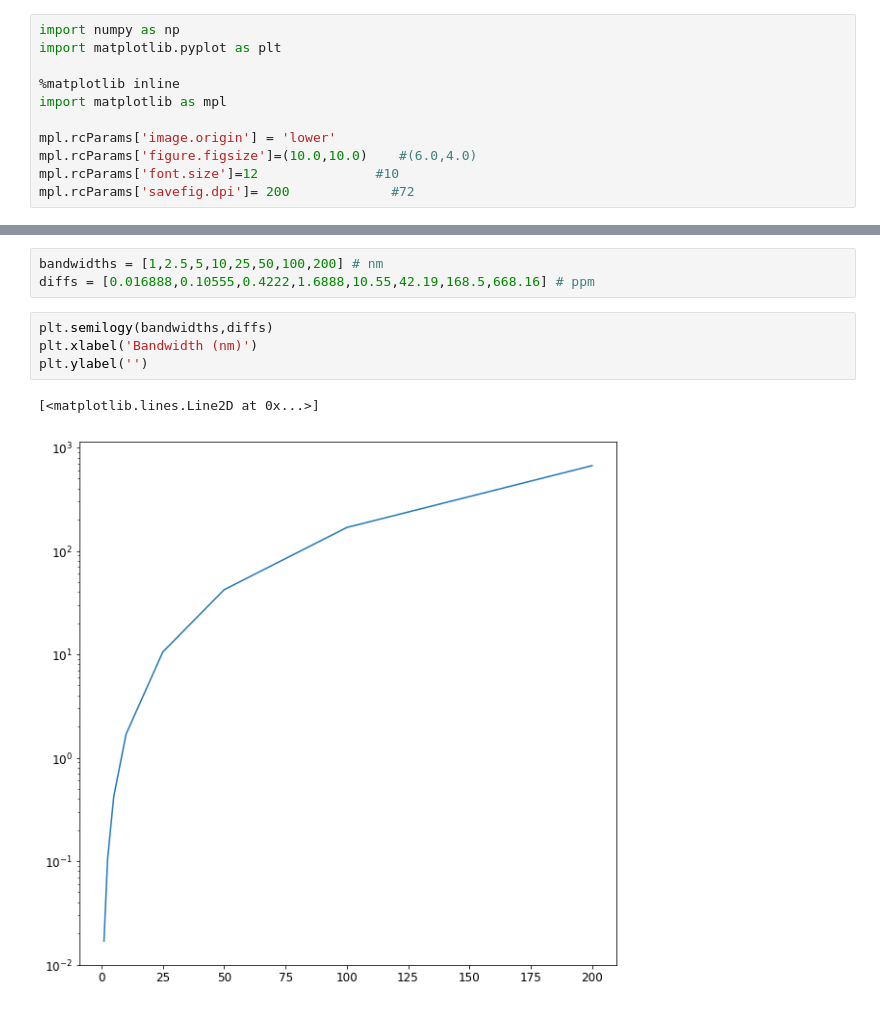
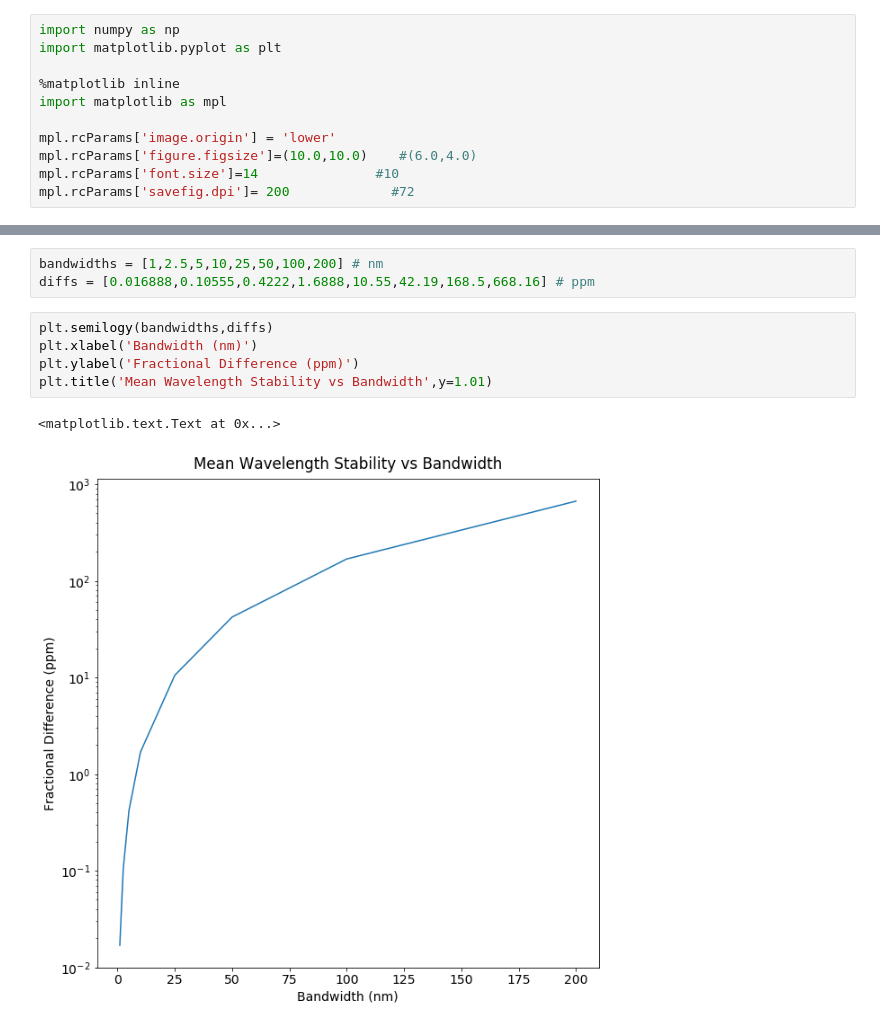
Before and after one commit to benjaminpope/toliman, a Jupyter notebook: bandwidth.ipynb, the cells around one changed output, grey strips where cells are left out. Cells and saved outputs as stored; diff of their text form.

```diff
--- a/bandwidth.ipynb
+++ b/bandwidth.ipynb
@@ -11,7 +11,7 @@ import matplotlib as mpl
 
 mpl.rcParams['image.origin'] = 'lower'
 mpl.rcParams['figure.figsize']=(10.0,10.0)    #(6.0,4.0)
-mpl.rcParams['font.size']=12               #10
+mpl.rcParams['font.size']=14               #10
 mpl.rcParams['savefig.dpi']= 200             #72
 # %% [markdown]
 This basically implements the same thing Nem Jovanovic did, ie (verbatim from Nem)
@@ -94,7 +94,8 @@ diffs = [0.016888,0.10555,0.4222,1.6888,10.55,42.19,168.5,668.16] # ppm
 # %%
 plt.semilogy(bandwidths,diffs)
 plt.xlabel('Bandwidth (nm)')
-plt.ylabel('')
+plt.ylabel('Fractional Difference (ppm)')
+plt.title('Mean Wavelength Stability vs Bandwidth',y=1.01)
 # %% [output]
-[<matplotlib.lines.Line2D at 0x...>]
+<matplotlib.text.Text at 0x...>
-[figure, old version]
+[figure, new version]
```
Also changed, not shown: parts of 3 cells of this notebook, 1 other file.
